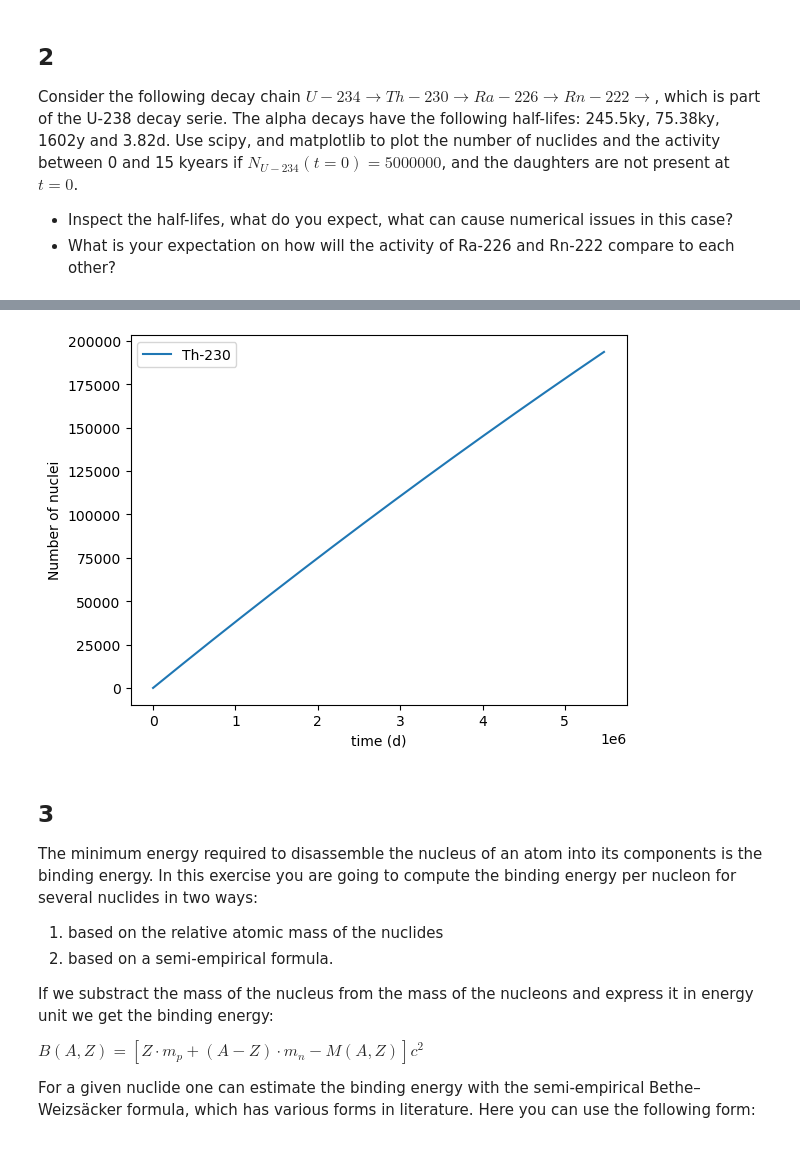
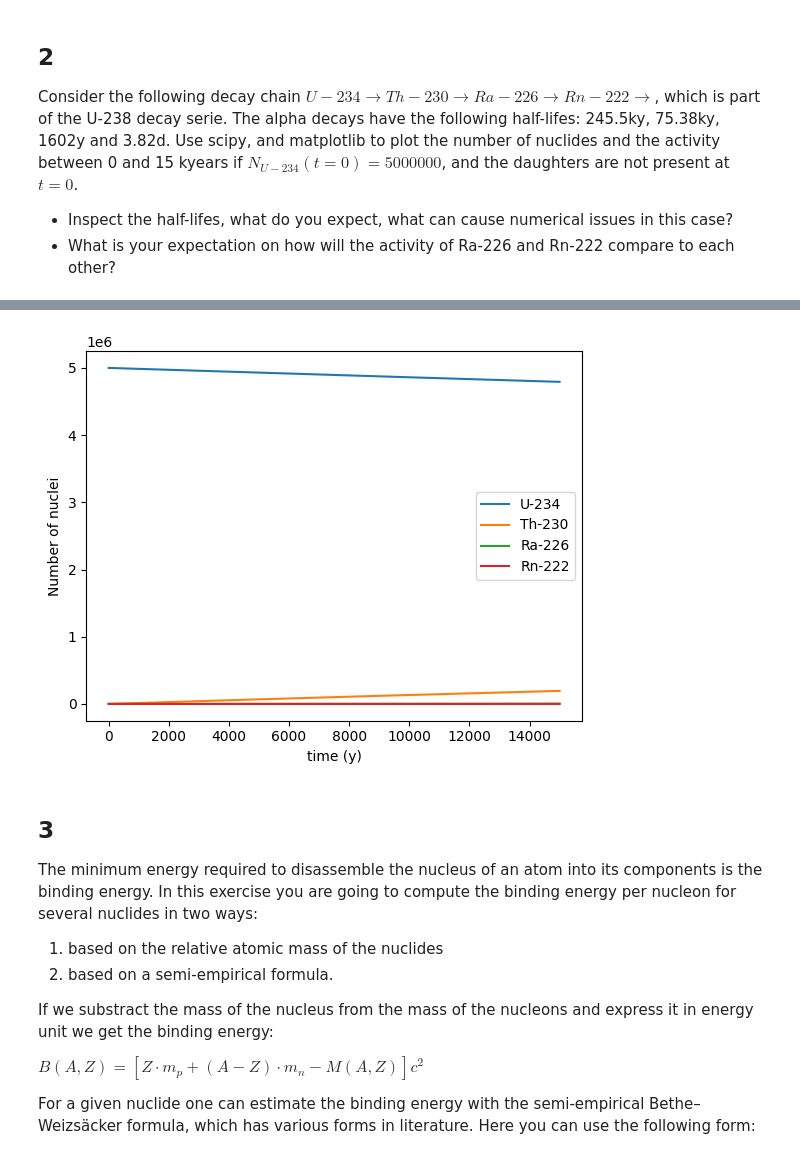
Before and after one commit to AlexHedene/Prog2_Projects, a Jupyter notebook: Reactor_physics/Datalabs/Datalab02/2-IntermediatePythonI.ipynb, the cells around one changed output, grey strips where cells are left out. Drawn from its saved outputs; the diff is of its cells as text; code cells hidden in the pictures.

```diff
--- a/Reactor_physics/Datalabs/Datalab02/2-IntermediatePythonI.ipynb
+++ b/Reactor_physics/Datalabs/Datalab02/2-IntermediatePythonI.ipynb
@@ -609,4 +612,7 @@ Consider the following decay chain $U-234 \rightarrow Th-230 \rightarrow Ra-226
 # %%
+import numpy as np
+import matplotlib.pyplot as plt
+from scipy.integrate import solve_ivp
 def buildMatrix(lam):
     A=np.zeros([len(lam),len(lam)])
     A[-1,-1] = -lam[-1]
@@ -626,18 +632,7 @@ y = np.array([N0,0,0,0])
 
 T_start = 0
 T_end = 15e+3*365
-Neval = 1001 #int(T_end//10)+1
+Neval = int(T_end/10)+1
 T_eval = np.linspace(T_start,T_end, Neval)
 A = buildMatrix(lamd)
 sol=solve_ivp(derivDaughter,(T_start,T_end),y,t_eval=T_eval,args=(A,))
-
-"""
-N0=50
-Tstart=0.0
-Tend=90.0 #days
-Neval=1001
-T_eval=np.linspace(Tstart,Tend, Neval)
-sol=solve_ivp(derivDaughter,(Tstart,Tend),[N0,0.0],t_eval=T_eval,args=(lP, lD))
-
-
-"""
@@ -647,15 +639,16 @@ sol=solve_ivp(derivDaughter,(Tstart,Tend),[N0,0.0],t_eval=T_eval,args=(lP, lD))
-# %%
-plt.figure()
-plt.plot(sol.t,sol.y[0],label='U-234')
-plt.plot(sol.t,sol.y[1],label='Th-230')
-plt.plot(sol.t,sol.y[2],label='Ra-226')
-plt.plot(sol.t,sol.y[3],label='Rn-222')
-plt.xlabel('time (d)')
-plt.legend()
-plt.ylabel('Number of nuclei')
-plt.show()
-# %% [output]
-[figure, removed]
+# %%
+plt.figure()
+plot_vec = [0,1,2,3]
+name_vec = ["U-234", "Th-230", "Ra-226", "Rn-222"]
+for i in plot_vec:
+    plt.plot(sol.t/365,sol.y[i],label=name_vec[i])
+
+plt.xlabel('time (y)')
+plt.legend()
+plt.ylabel('Number of nuclei')
+plt.show()
+# %% [output]
+[figure, added]
 # %% [markdown]
 ## 3
 
```
Also changed, not shown: parts of 3 cells of this notebook.
